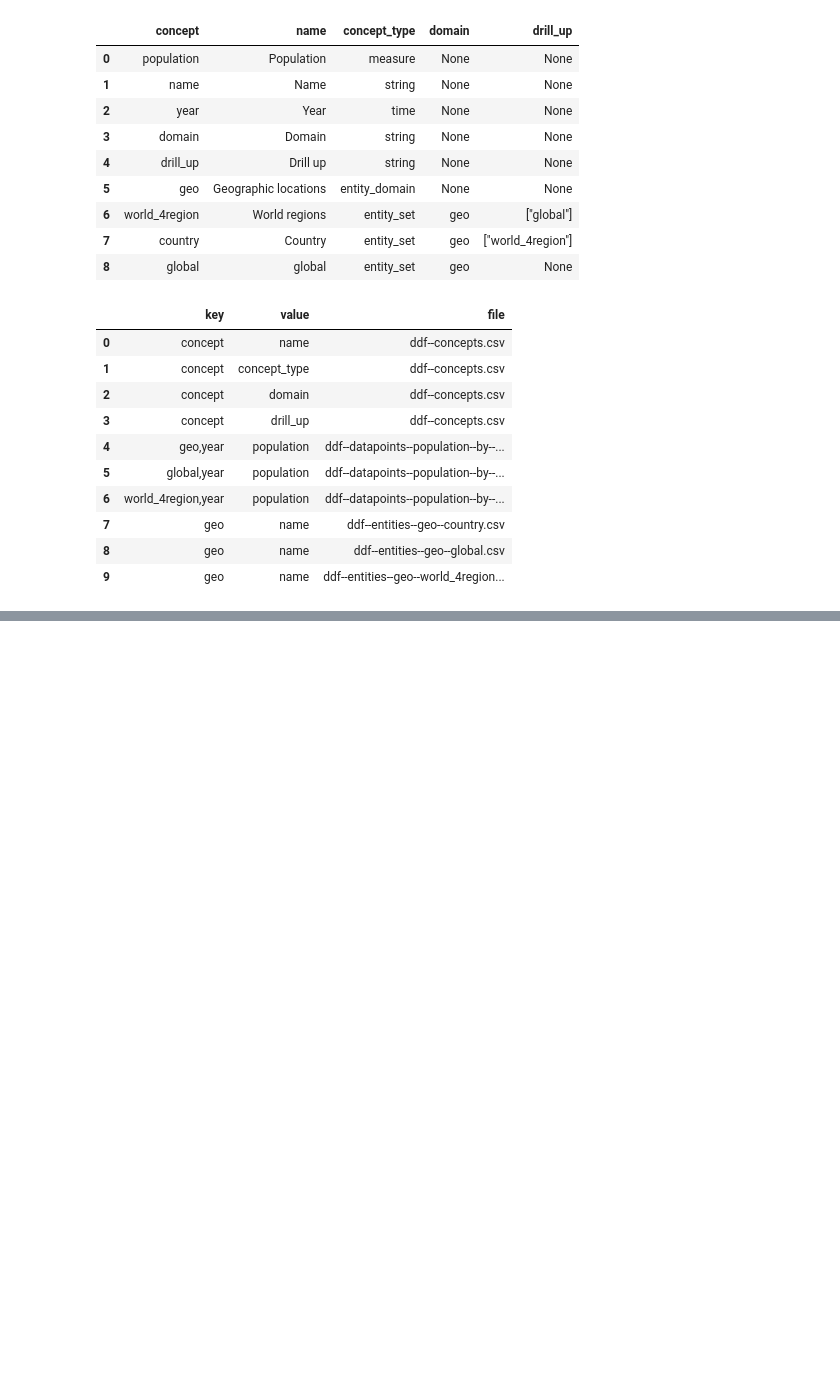
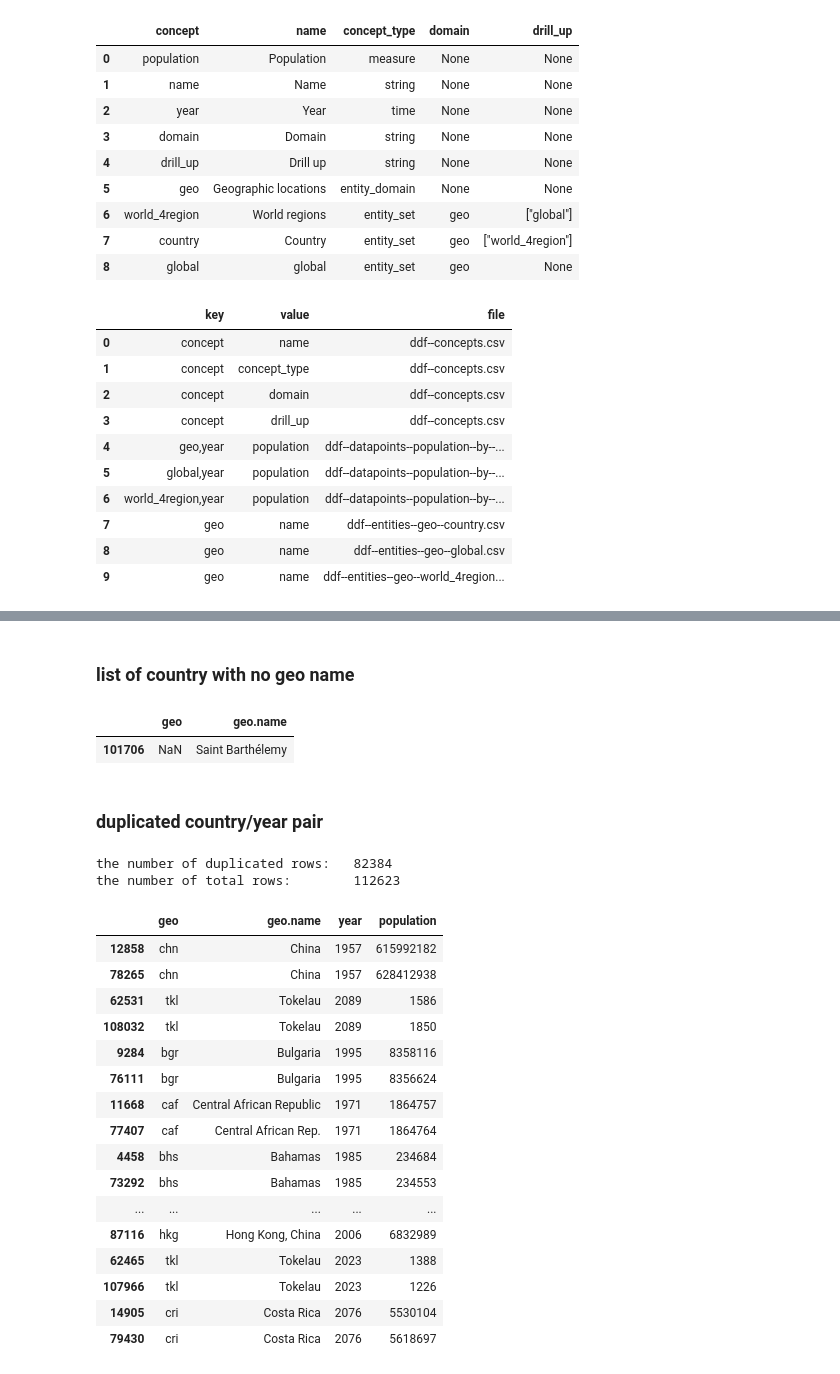
Before and after one commit to open-numbers/ddf--gapminder--population, a Jupyter notebook: etl/notebooks/etl.ipynb, the cells around one changed output, grey strips where cells are left out. Saved outputs shown, nothing was run; the diff lists cells and outputs as text; code cells hidden in the pictures; blank space fills up the shorter version.

```diff
--- a/etl/notebooks/etl.ipynb
+++ b/etl/notebooks/etl.ipynb
@@ -115,0 +144,44 @@ create_index_file('../../')
+# %% [markdown]
+### list of country with no geo name
+# %%
+country_entities[pd.isnull(country_entities.geo)]
+# %% [output]
+|  | geo | geo.name |
+| 101706 | NaN | Saint Barthélemy |
+# %% [markdown]
+### duplicated country/year pair
+# %%
+to_concat = []
+
+for i, g in country.groupby(['geo', 'year']).groups.items():
+    if len(g) > 1:
+        to_concat.append(country.ix[g])
+# %%
+dups = pd.concat(to_concat)
+# %%
+print("the number of duplicated rows: \t", dups.shape[0])
+print("the number of total rows: \t", country.shape[0])
+# %% [output]
+the number of duplicated rows:   82384
+the number of total rows:        112623
+# %%
+# pick some of the rows.
+dups.head(30)
+# %% [output]
+|  | geo | geo.name | year | population |
+| 12858 | chn | China | 1957 | 615992182 |
+| 78265 | chn | China | 1957 | 628412938 |
+| 62531 | tkl | Tokelau | 2089 | 1586 |
+| 108032 | tkl | Tokelau | 2089 | 1850 |
+| 9284 | bgr | Bulgaria | 1995 | 8358116 |
+| 76111 | bgr | Bulgaria | 1995 | 8356624 |
+| 11668 | caf | Central African Republic | 1971 | 1864757 |
+| 77407 | caf | Central African Rep. | 1971 | 1864764 |
+| 4458 | bhs | Bahamas | 1985 | 234684 |
+| 73292 | bhs | Bahamas | 1985 | 234553 |
+| ... | ... | ... | ... | ... |
+| 87116 | hkg | Hong Kong, China | 2006 | 6832989 |
+| 62465 | tkl | Tokelau | 2023 | 1388 |
+| 107966 | tkl | Tokelau | 2023 | 1226 |
+| 14905 | cri | Costa Rica | 2076 | 5530104 |
+| 79430 | cri | Costa Rica | 2076 | 5618697 |
```
Also changed, not shown: parts of 6 cells of this notebook.
